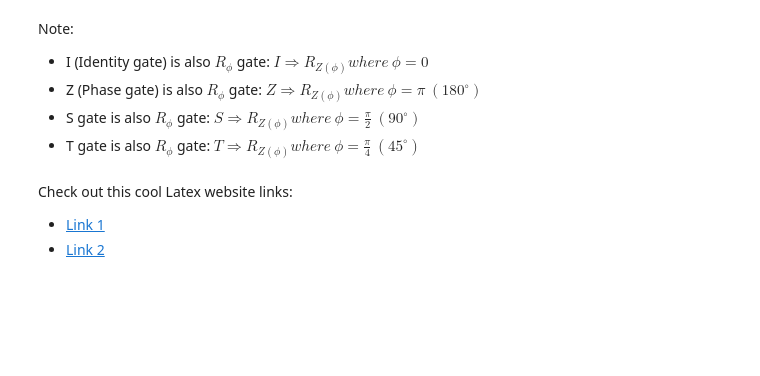
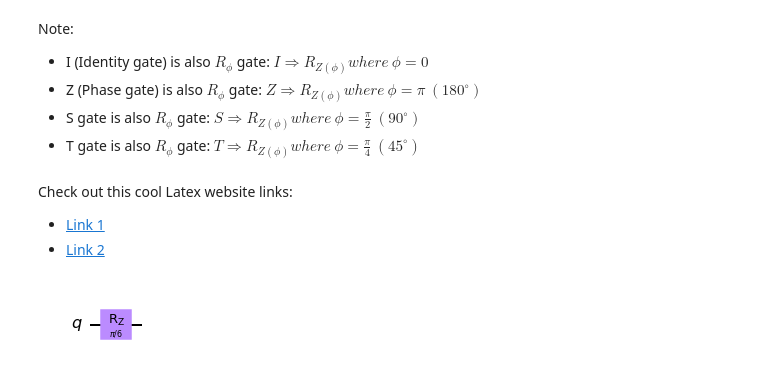
Before and after one commit to RSwarnkar/quantum-computing, a Jupyter notebook: Notebooks/09 R-phi Gate.ipynb, the cells around one changed output. Cells and saved outputs as stored; diff of their text form; code cells hidden in the pictures; blank space fills up the shorter version.

```diff
--- a/Notebooks/09 R-phi Gate.ipynb
+++ b/Notebooks/09 R-phi Gate.ipynb
@@ -18,3 +26,12 @@ from qiskit.visualization import plot_bloch_multivector, plot_histogram, visuali
 # %%
 num_qb = 1
 qc = QuantumCircuit(num_qb)
+
+which_qb = 0
+phi_angle = math.pi/6
+
+qc.rz(phi_angle,which_qb)
+
+qc.draw("mpl")
+# %% [output]
+[figure, added]
```
Also changed, not shown: parts of 5 cells of this notebook, 7 other files.
